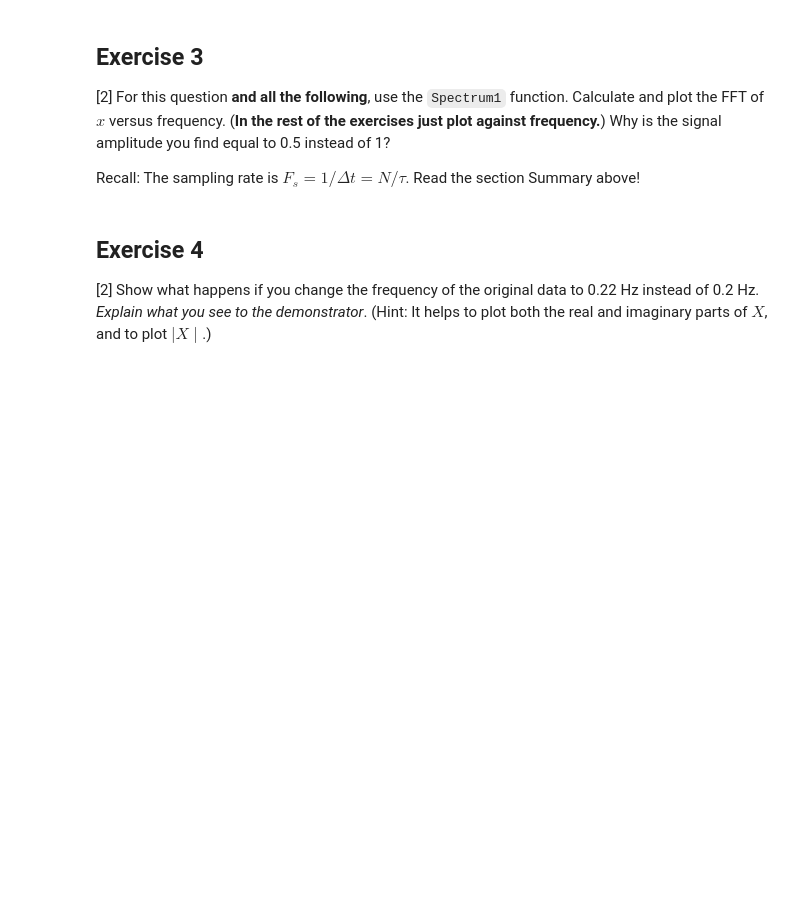
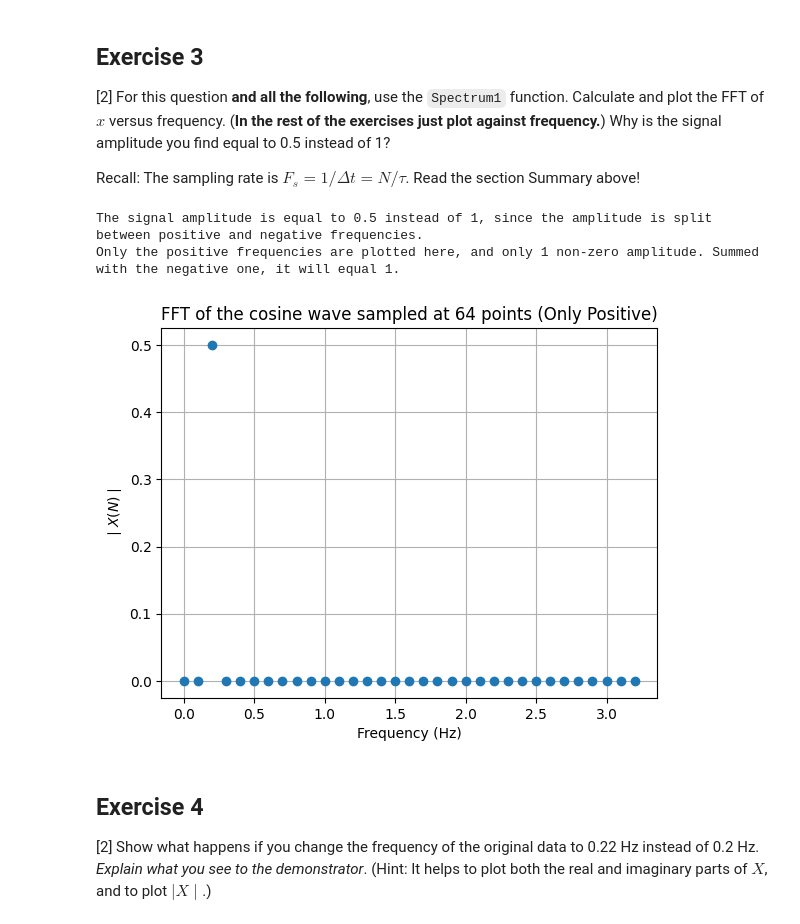
Before and after one commit to PX2145-2025/week-10-b-Morgan-Howard-Reuben, a Jupyter notebook: FFT.ipynb, the cells around one changed output. Saved outputs shown, nothing was run; the diff lists cells and outputs as text; code cells hidden in the pictures; blank space fills up the shorter version.

```diff
--- a/FFT.ipynb
+++ b/FFT.ipynb
@@ -357,6 +357,23 @@ plt.grid()
 [2] For this question **and all the following**, use the `Spectrum1` function. Calculate and plot the FFT of $x$ versus frequency. (**In the rest of the exercises just plot against frequency.**) Why is the signal amplitude you find equal to 0.5 instead of 1?
 
  Recall: The sampling rate is $F_s = 1/\Delta t = N/\tau$. Read the section Summary above!
+# %%
+# sample rate and FFT already calculated in exercise 2
+
+# plot
+plt.plot(frq, np.abs(X), 'o')
+plt.title('FFT of the cosine wave sampled at '+str(N)+' points (Only Positive)')
+plt.xlabel('Frequency (Hz)')
+plt.ylabel(r'$\mid X(N)\mid$')
+plt.grid()
+
+# Why is the signal amplitude you find equal to 0.5 instead of 1?
+print('The signal amplitude is equal to 0.5 instead of 1, since the amplitude is split between positive and negative frequencies.')
+print('Only the positive frequencies are plotted here, and only 1 non-zero amplitude. Summed with the negative one, it will equal 1.')
+# %% [output]
+The signal amplitude is equal to 0.5 instead of 1, since the amplitude is split between positive and negative frequencies.
+Only the positive frequencies are plotted here, and only 1 non-zero amplitude. Summed with the negative one, it will equal 1.
+[figure, added]
 # %% [markdown]
 ## Exercise 4
 [2] Show what happens if you change the frequency of the original data to 0.22 Hz instead of 0.2 Hz. _Explain what you see to the demonstrator_.
```
Also changed, not shown: parts of 1 cell of this notebook.
